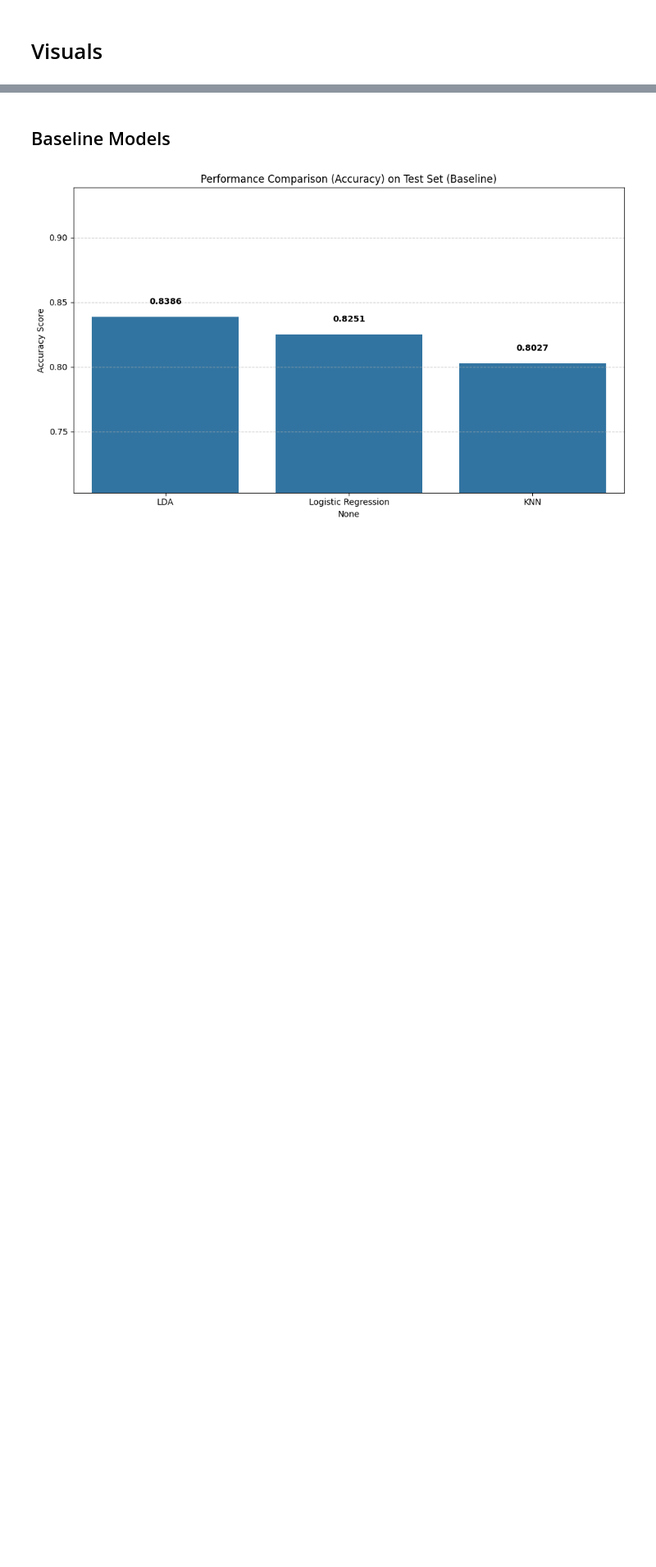
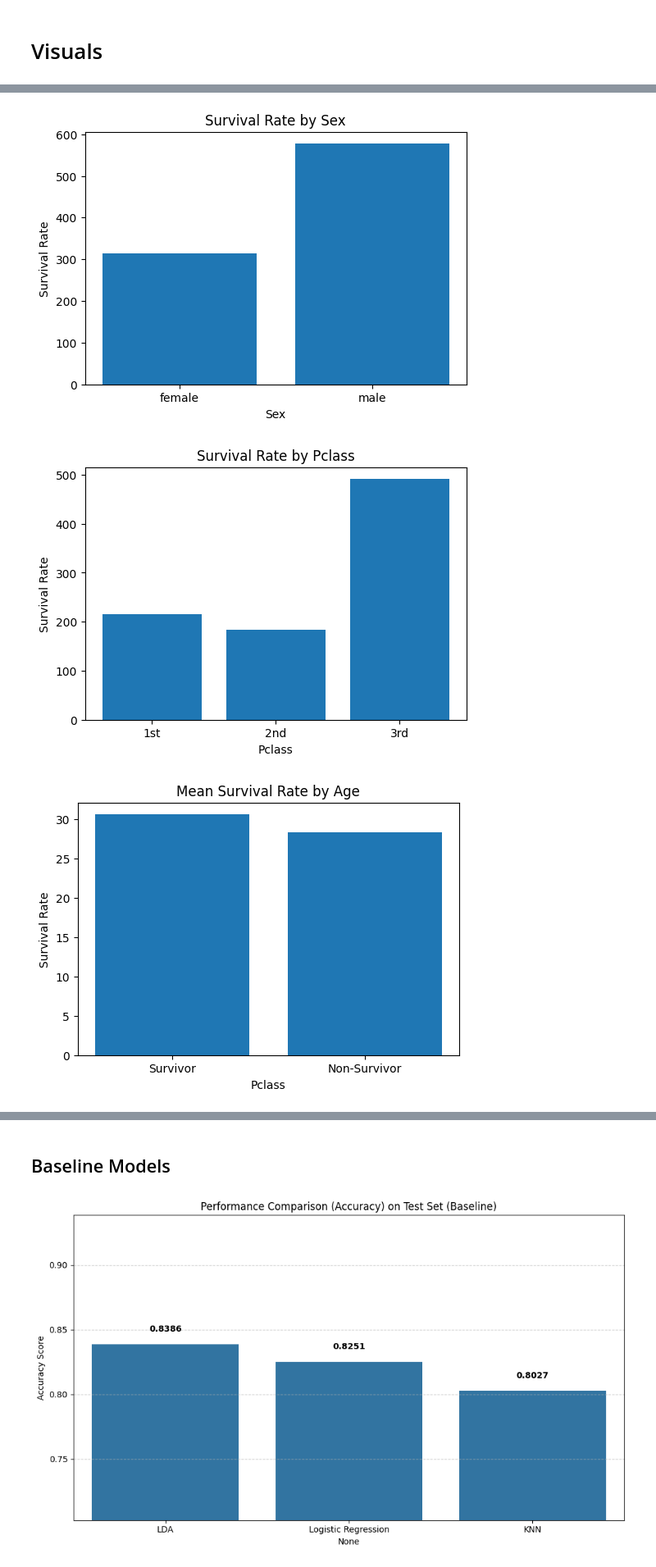
Before and after one commit to RoxyLiu66/data_572_group_5, a Jupyter notebook: coding/combined_models.ipynb, the cells around one changed output, grey strips where cells are left out. Shown at 82% size. Saved outputs shown, nothing was run; the diff lists cells and outputs as text; code cells hidden in the pictures; blank space fills up the shorter version.

```diff
--- a/coding/combined_models.ipynb
+++ b/coding/combined_models.ipynb
@@ -560,0 +594,38 @@ plot_feature_importance(
+# %%
+plt.figure(figsize=(6, 4))
+plt.bar(df_survivor_by_sex.index, df_survivor_by_sex.values)
+
+plt.xlabel("Sex")
+plt.ylabel("Survival Rate")
+plt.title("Survival Rate by Sex")
+plt.show()
+
+plt.figure(figsize=(6, 4))
+plt.bar(df_survived_by_pclass.index, df_survived_by_pclass.values)
+plt.xlabel("Pclass")
+plt.xticks([1, 2, 3], ["1st", "2nd", "3rd"])
+plt.ylabel("Survival Rate")
+plt.title("Survival Rate by Pclass")
+plt.show()
+
+plt.figure(figsize=(6, 4))
+plt.bar(df_age_by_survived.index, df_age_by_survived.values)
+plt.xlabel("Pclass")
+plt.xticks([0, 1], ["Survivor", "Non-Survivor"])
+plt.ylabel("Survival Rate")
+plt.title("Mean Survival Rate by Age")
+plt.show()
+for i, pclass in enumerate(sorted(X_train["Pclass"].unique())):
+    axes[i].hist(X_train[X_train["Pclass"] == pclass]["Age"], bins=30, alpha=0.7)
+    axes[i].set_title(f"Pclass {pclass}")
+    axes[i].set_xlabel("Age")
+    if i == 0:
+        axes[i].set_ylabel("Frequency")
+
+fig.suptitle("Age Distribution by Passenger Class", y=1.05)
+plt.tight_layout()
+plt.show()
+# %% [output]
+[figure, added]
+[figure, added]
+[figure, added]
```
Also changed, not shown: parts of 4 cells of this notebook, 9 other files.
